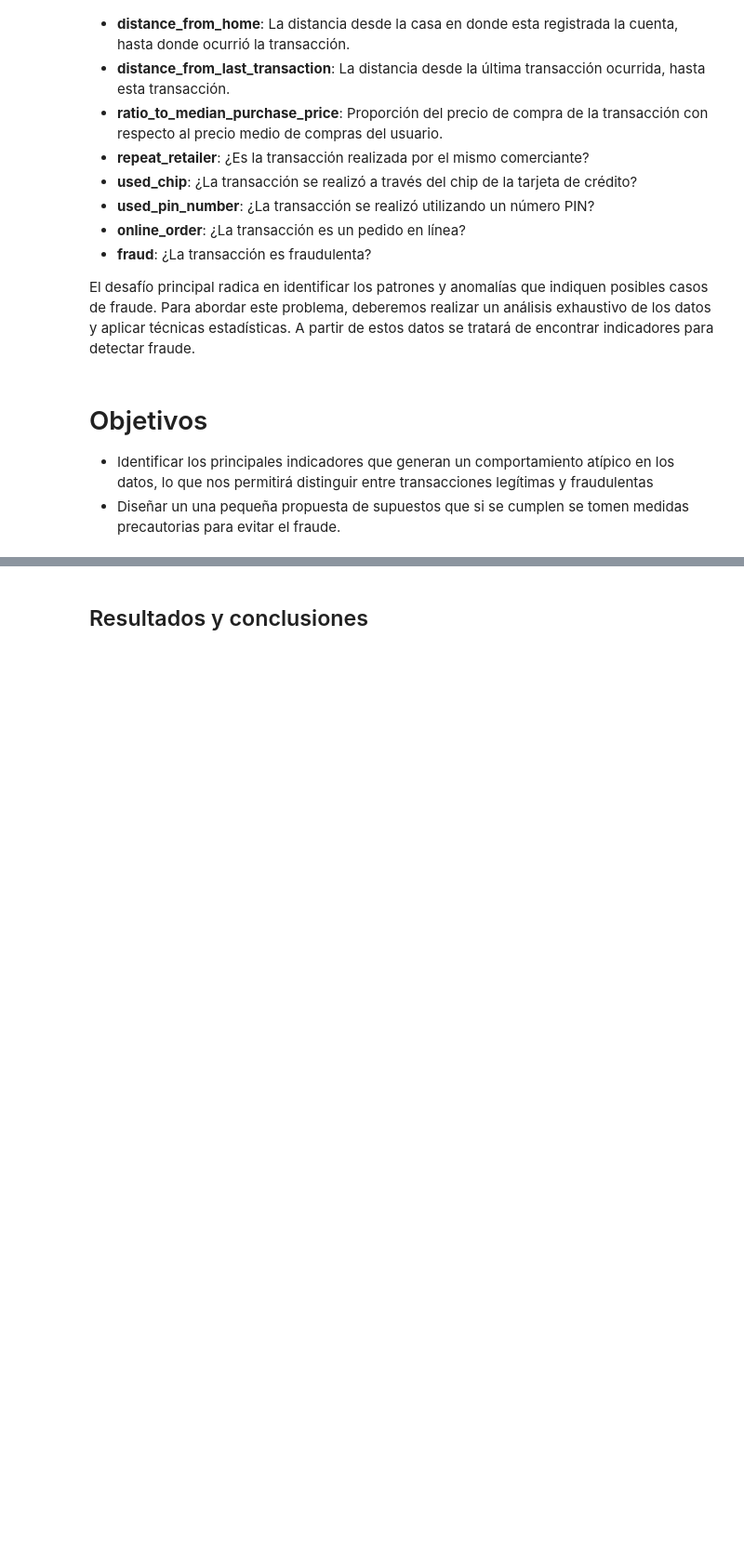
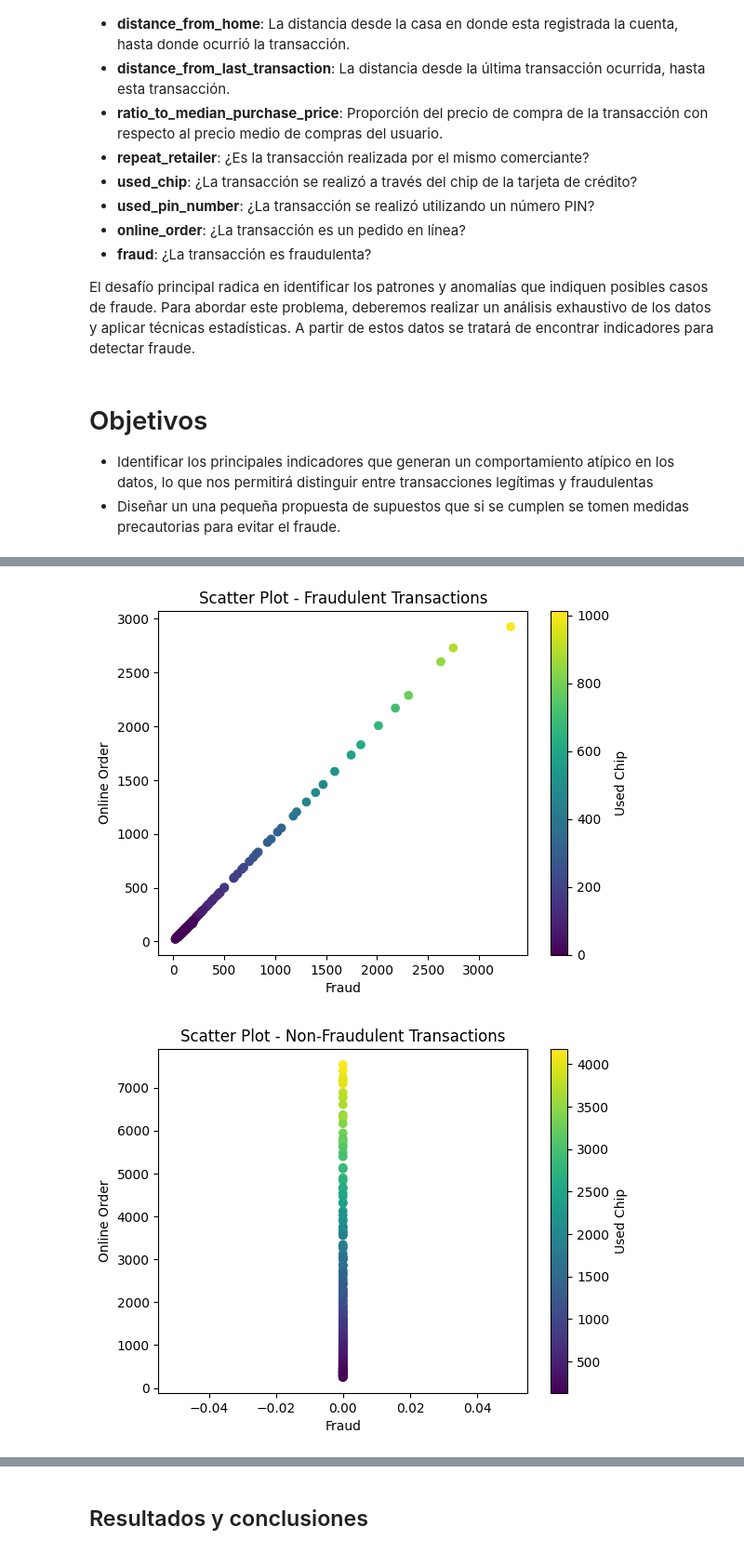
Before and after one commit to fofojaramillo/maestria-propedeuticos, a Jupyter notebook: Proyecto_Estaditica.ipynb, the cells around one changed output, grey strips where cells are left out. Shown: that part at 93% size. Drawn from its saved outputs; the diff is of its cells as text; code cells hidden in the pictures; blank space fills up the shorter version.

```diff
--- a/Proyecto_Estaditica.ipynb
+++ b/Proyecto_Estaditica.ipynb
@@ -103,0 +188,3 @@ Se ha separado la base de datos en dos formas
+# %%
+no_binary = ['distance_from_home',	'distance_from_last_transaction',	'ratio_to_median_purchase_price']
+binary = ['used_chip',	'used_pin_number',	'online_order',	'fraud']
@@ -103,0 +323,12 @@ Se ha separado la base de datos en dos formas
+# %%
+# Definir los rangos de distancias
+bins = 300
+# Agregar una columna con los rangos de distancia para cada DataFrame
+fraudulent_filtered['distance_range'] = pd.cut(fraudulent_filtered['distance_from_home'], bins=bins)
+non_fraudulent_filtered['distance_range'] = pd.cut(non_fraudulent_filtered['distance_from_home'], bins=bins)
+
+# Crear tabla de frecuencias para fraudulent_filtered
+fraudulent_table = fraudulent_filtered.groupby('distance_range')[binary].sum()
+
+# Crear tabla de frecuencias para non_fraudulent_filtered
+non_fraudulent_table = non_fraudulent_filtered.groupby('distance_range')[binary].sum()
@@ -103,0 +369,19 @@ Se ha separado la base de datos en dos formas
+# %%
+# Diagrama de dispersión para fraudulent_table
+plt.scatter(fraudulent_table['fraud'], fraudulent_table['online_order'], c=fraudulent_table['used_chip'])
+plt.xlabel('Fraud')
+plt.ylabel('Online Order')
+plt.title('Scatter Plot - Fraudulent Transactions')
+plt.colorbar(label='Used Chip')
+plt.show()
+
+# Diagrama de dispersión para non_fraudulent_table
+plt.scatter(non_fraudulent_table['fraud'], non_fraudulent_table['online_order'], c=non_fraudulent_table['used_chip'])
+plt.xlabel('Fraud')
+plt.ylabel('Online Order')
+plt.title('Scatter Plot - Non-Fraudulent Transactions')
+plt.colorbar(label='Used Chip')
+plt.show()
+# %% [output]
+[figure, added]
+[figure, added]
```
Also changed, not shown: parts of 46 cells of this notebook.
